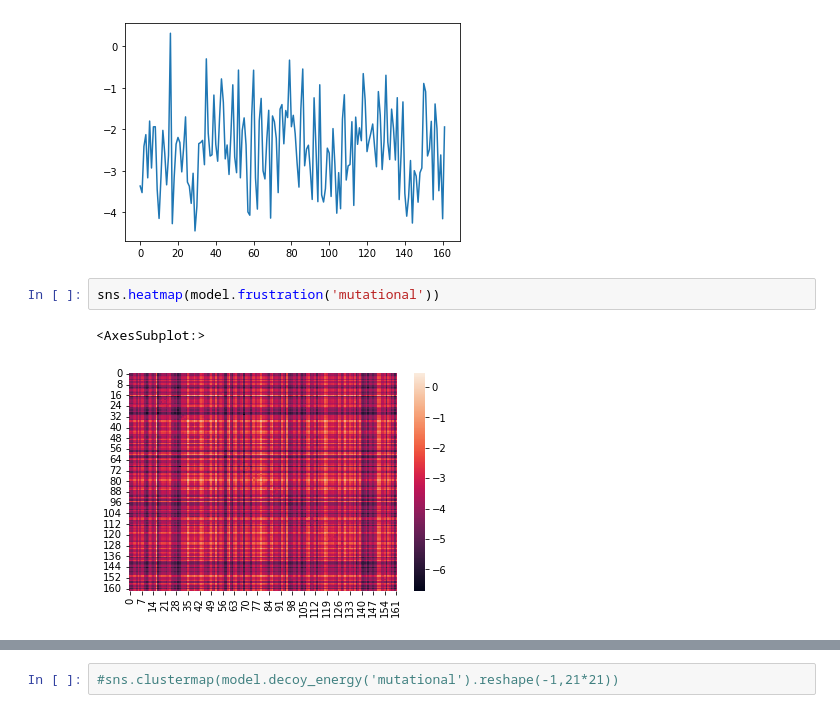
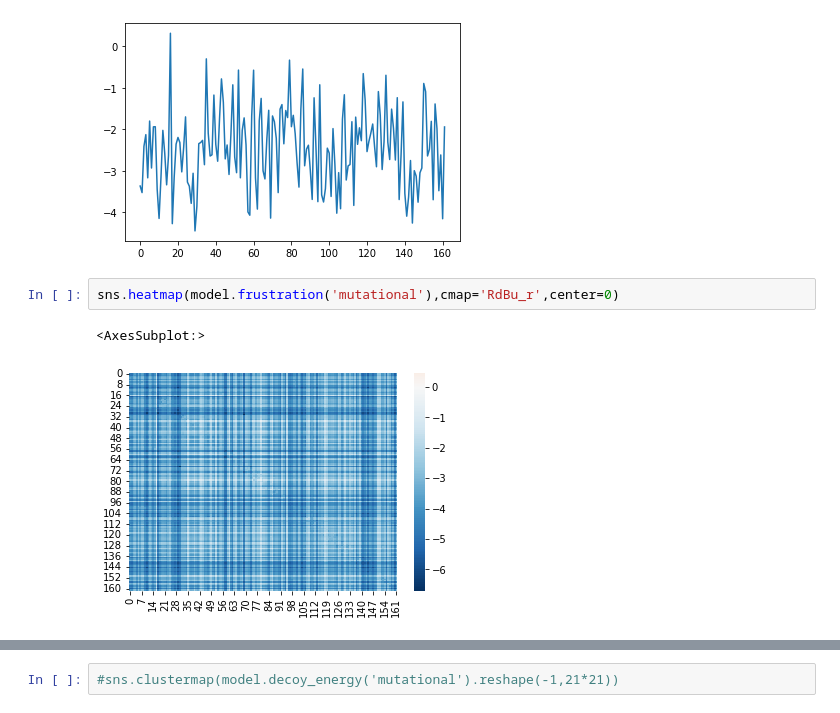
Before and after one commit to HanaJaafari/Frustratometer, a Jupyter notebook: examples/DCA_frustration_example.ipynb, the cells around one changed output, grey strips where cells are left out. Saved outputs shown, nothing was run; the diff lists cells and outputs as text.

```diff
--- a/examples/DCA_frustration_example.ipynb
+++ b/examples/DCA_frustration_example.ipynb
@@ -24,7 +24,7 @@ plt.plot(model.frustration('singleresidue'))
 [<matplotlib.lines.Line2D at 0x...>]
 [figure]
 # %%
-sns.heatmap(model.frustration('mutational'))
+sns.heatmap(model.frustration('mutational'),cmap='RdBu_r',center=0)
 # %% [output]
 <AxesSubplot:>
-[figure, old version]
+[figure, new version]
```
Also changed, not shown: parts of 6 cells of this notebook, 1 other file.
